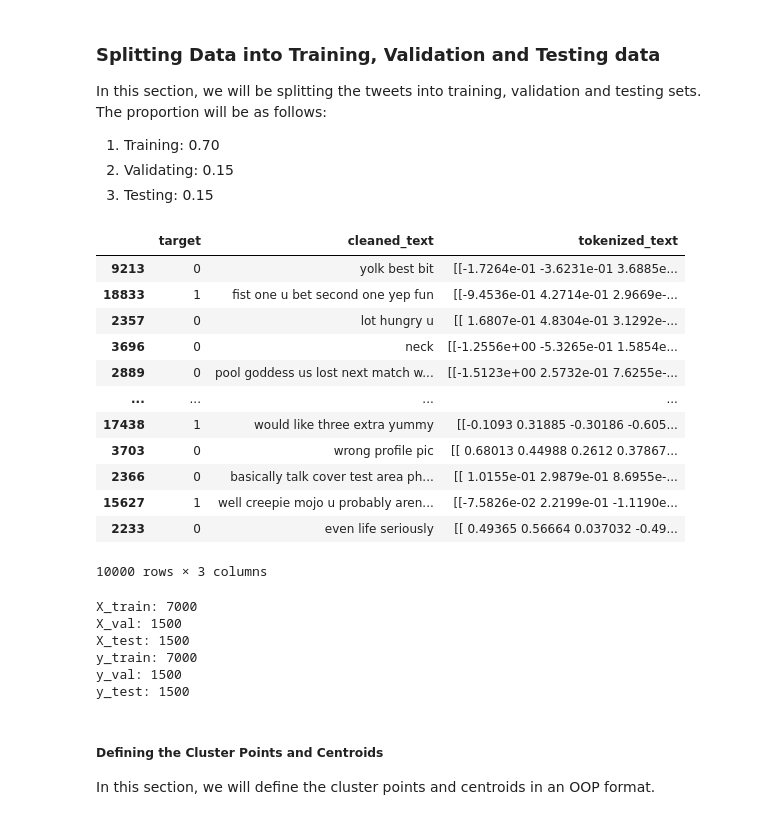
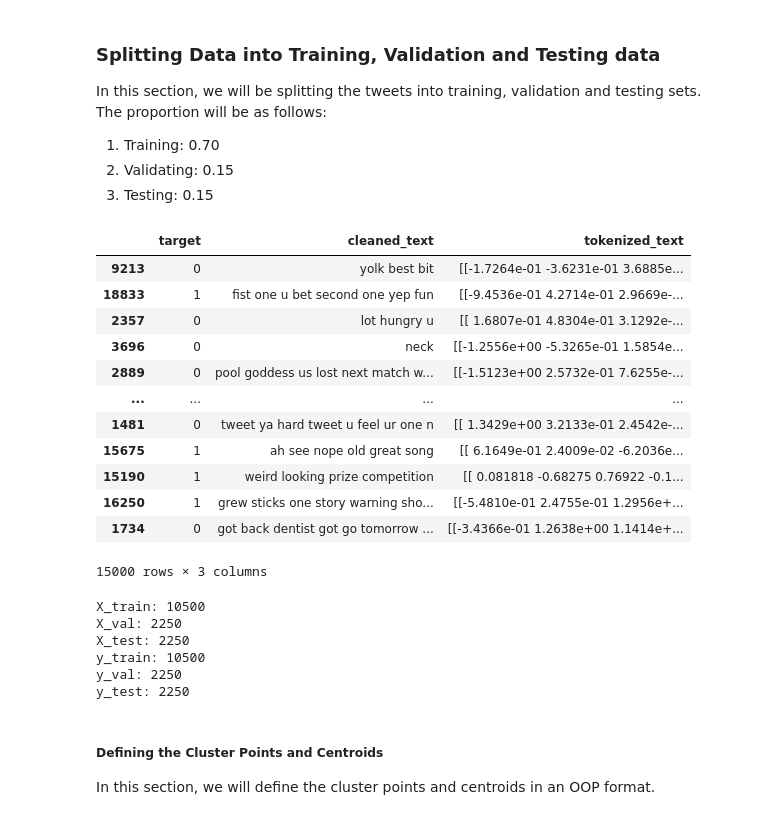
Before and after one commit to edologgerbird/context-capturing-clustering, a Jupyter notebook: final_project.ipynb, the cells around one changed output. Drawn from its saved outputs; the diff is of its cells as text; code cells hidden in the pictures.

Commit message:
10.5k training tweets

```diff
--- a/final_project.ipynb
+++ b/final_project.ipynb
@@ -215,22 +215,22 @@ TEST_SIZE = 0.15
 RANDOM_STATE = 42
 MAX_TWEET_LENGTH = 280
 # %%
-tweets_sampled = tweets.sample(10000, random_state=RANDOM_STATE)
+tweets_sampled = tweets.sample(15000, random_state=RANDOM_STATE)
 tweets_sampled
 # %% [output]
 |  | target | cleaned_text | tokenized_text |
 | 9213 | 0 | yolk best bit | [[-1.7264e-01 -3.6231e-01 3.6885e... |
 | 18833 | 1 | fist one u bet second one yep fun | [[-9.4536e-01 4.2714e-01 2.9669e-... |
 | 2357 | 0 | lot hungry u | [[ 1.6807e-01 4.8304e-01 3.1292e-... |
 | 3696 | 0 | neck | [[-1.2556e+00 -5.3265e-01 1.5854e... |
 | 2889 | 0 | pool goddess us lost next match w... | [[-1.5123e+00 2.5732e-01 7.6255e-... |
 | ... | ... | ... | ... |
-| 17438 | 1 | would like three extra yummy | [[-0.1093 0.31885 -0.30186 -0.605... |
-| 3703 | 0 | wrong profile pic | [[ 0.68013 0.44988 0.2612 0.37867... |
-| 2366 | 0 | basically talk cover test area ph... | [[ 1.0155e-01 2.9879e-01 8.6955e-... |
-| 15627 | 1 | well creepie mojo u probably aren... | [[-7.5826e-02 2.2199e-01 -1.1190e... |
-| 2233 | 0 | even life seriously | [[ 0.49365 0.56664 0.037032 -0.49... |
+| 1481 | 0 | tweet ya hard tweet u feel ur one n | [[ 1.3429e+00 3.2133e-01 2.4542e-... |
+| 15675 | 1 | ah see nope old great song | [[ 6.1649e-01 2.4009e-02 -6.2036e... |
+| 15190 | 1 | weird looking prize competition | [[ 0.081818 -0.68275 0.76922 -0.1... |
+| 16250 | 1 | grew sticks one story warning sho... | [[-5.4810e-01 2.4755e-01 1.2956e+... |
+| 1734 | 0 | got back dentist got go tomorrow ... | [[-3.4366e-01 1.2638e+00 1.1414e+... |
-10000 rows × 3 columns
+15000 rows × 3 columns
 # %%
 X = tweets_sampled['cleaned_text']
 y = tweets_sampled.target
@@ -247,12 +247,12 @@ print(
     f'y_test: {y_test.shape[0]} \n'
 )
 # %% [output]
-X_train: 7000
-X_val: 1500
-X_test: 1500
-y_train: 7000
-y_val: 1500
-y_test: 1500
+X_train: 10500
+X_val: 2250
+X_test: 2250
+y_train: 10500
+y_val: 2250
+y_test: 2250
 # %% [markdown]
 ##### Defining the Cluster Points and Centroids
 
```
Also changed, not shown: parts of 3 cells of this notebook.
